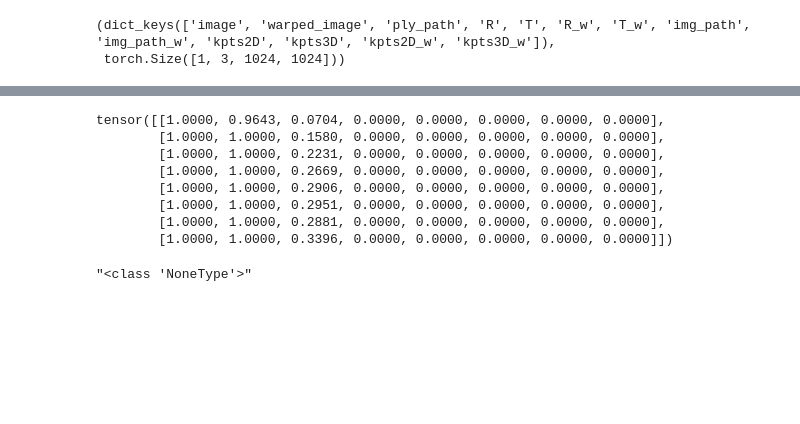
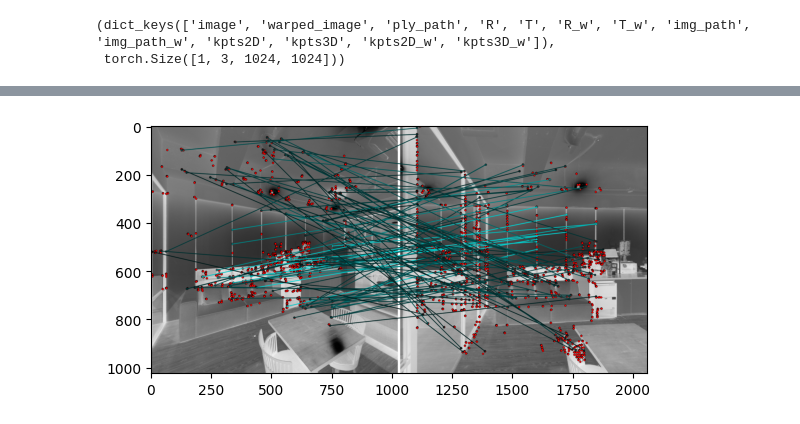
Before and after one commit to lmcr136a/RepeatableDescriptor, a Jupyter notebook: cubemap_train.ipynb, the cells around one changed output, grey strips where cells are left out. Drawn from its saved outputs; the diff is of its cells as text; code cells hidden in the pictures; blank space fills up the shorter version.

```diff
--- a/cubemap_train.ipynb
+++ b/cubemap_train.ipynb
@@ -264,0 +166,30 @@ kpts_desc_w = kpts_desc_w.transpose(0, 1)
+# %%
+from utils.loss_functions.custom_loss import *
+
+imgshape = (H_NUM_THIS, H, W)
+labels3D_in_loss = getLabels(imgshape, dbk2d, device=device)
+labels3D_in_loss_w = getLabels(imgshape, dbk2d, device=device)
+
+bh = 0
+n_iter = 1  ##########
+
+from copy import deepcopy as dc
+############################################################################
+mask_3D_flattened, mask2D = getMasks(imgshape, dc(Hinv_infos[bh]), device=device)
+loss_det = detection_loss_custom(
+    semi[bh], labels3D_in_loss[bh], mask_3D_flattened, device=device
+)
+
+mask_3D_flattened_w, mask2D_w = getMasks(imgshape, dc(Hinv_infos_w[bh]), device=device)
+loss_det_w = detection_loss_custom(
+    semi_w[bh], labels3D_in_loss_w[bh], mask_3D_flattened_w, device=device
+)
+############################################################################
+
+hm = apply_H_from_info(hms[bh], Hinv_infos[bh])
+hm = thd_img(hm, thd=thd)
+kpts = get_kpts_from_hm(hm, mask2D)
+
+hm_w = apply_H_from_info(hms_w[bh], Hinv_infos_w[bh])
+hm_w = thd_img(hm_w, thd=thd)
+kpts_w = get_kpts_from_hm(hm_w, mask2D_w)
@@ -309,0 +205,6 @@ img[0].shape
+# %%
+kpts = torch.Tensor(kpts).to(device)
+kpts_w = torch.Tensor(kpts_w).to(device)
+
+kpts_sorted, kpts_w_sorted, color = sort_by_similar_pts(kpts, kpts_w, kpts_desc, kpts_desc_w)
+kpts_w_sorted.shape,color
@@ -310,29 +229,10 @@ img[0].shape
 # %%
-
-outfig = make_matching_plot_fast(sample['img_path'][0], sample['img_path_w'][0],
-        kpts.detach().cpu().numpy(), kpts_w.detach().cpu().numpy(),
-        kpts_sorted.detach().cpu().numpy(), kpts_w_sorted.detach().cpu().numpy(), color,
+from utils_custom_visualize import *
+outfig = maching_plot(sample['img_path'][0], sample['img_path_w'][0],
+        kpts.detach().cpu(), kpts_w.detach().cpu(),
+        kpts_sorted.detach().cpu(), kpts_w_sorted.detach().cpu(), color,
                                  img_shape=img.shape[2:])
 plt.imshow(outfig)
 plt.savefig('rd_glue2.jpg', dpi=1200)
+# %% [output]
+[figure, added]
-# %%
-a = torch.ones(1,8,8)
-Hinfo = {'theta': 22.903534447864008, 't_x': -0.984204265504758, 't_y': 0.32934251819071, 'scale': 0.7376072030495775, 'startpoints': [[1.369664350014332, -1.067612001895284], [-1.088877579074605, 1.8467378868434], [7.2300664433097, 7.6867897737297], [7.757960087271, 7.527099415175414]], 'endpoints': [[   0.,    0.],
-       [   0., 8.],
-       [8., 8.],
-       [8.,    0.]]}
-a = apply_H_from_info(a, Hinfo)
-a[0]
-# %% [output]
-tensor([[1.0000, 0.9643, 0.0704, 0.0000, 0.0000, 0.0000, 0.0000, 0.0000],
-        [1.0000, 1.0000, 0.1580, 0.0000, 0.0000, 0.0000, 0.0000, 0.0000],
-        [1.0000, 1.0000, 0.2231, 0.0000, 0.0000, 0.0000, 0.0000, 0.0000],
-        [1.0000, 1.0000, 0.2669, 0.0000, 0.0000, 0.0000, 0.0000, 0.0000],
-        [1.0000, 1.0000, 0.2906, 0.0000, 0.0000, 0.0000, 0.0000, 0.0000],
-        [1.0000, 1.0000, 0.2951, 0.0000, 0.0000, 0.0000, 0.0000, 0.0000],
-        [1.0000, 1.0000, 0.2881, 0.0000, 0.0000, 0.0000, 0.0000, 0.0000],
-        [1.0000, 1.0000, 0.3396, 0.0000, 0.0000, 0.0000, 0.0000, 0.0000]])
-# %%
-str(type(None))
-# %% [output]
-"<class 'NoneType'>"
```
Also changed, not shown: parts of 36 cells of this notebook, 7 other files.
